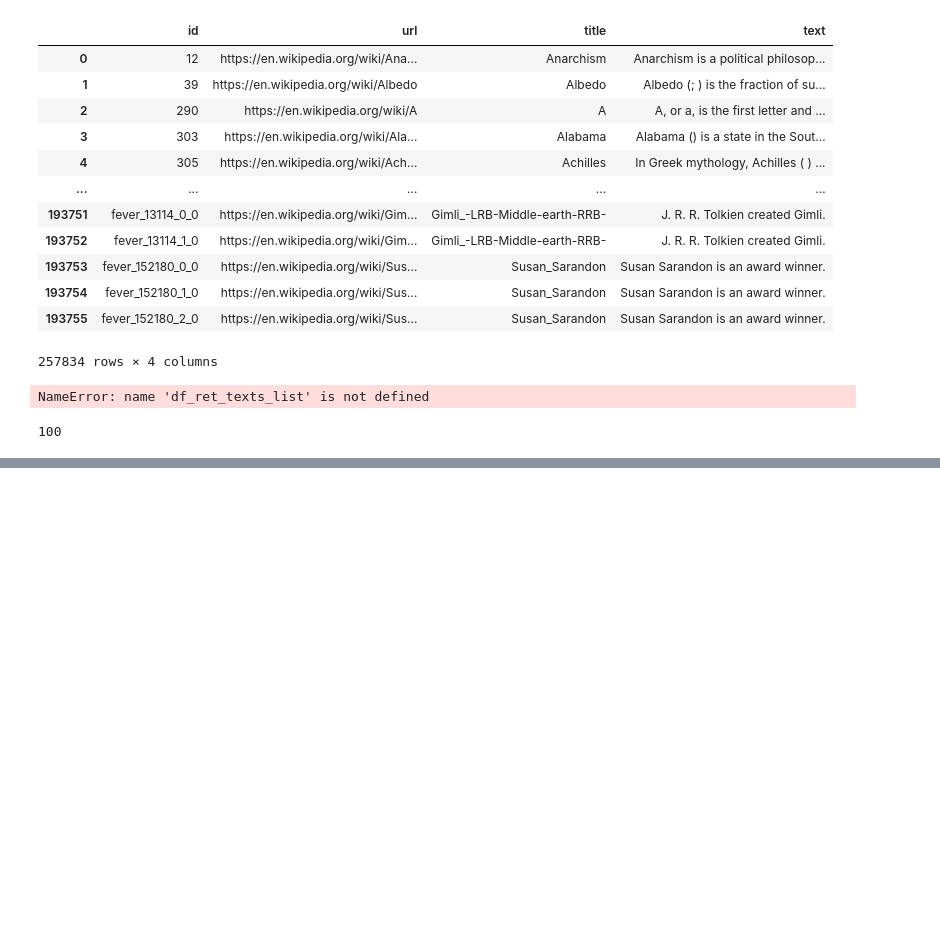
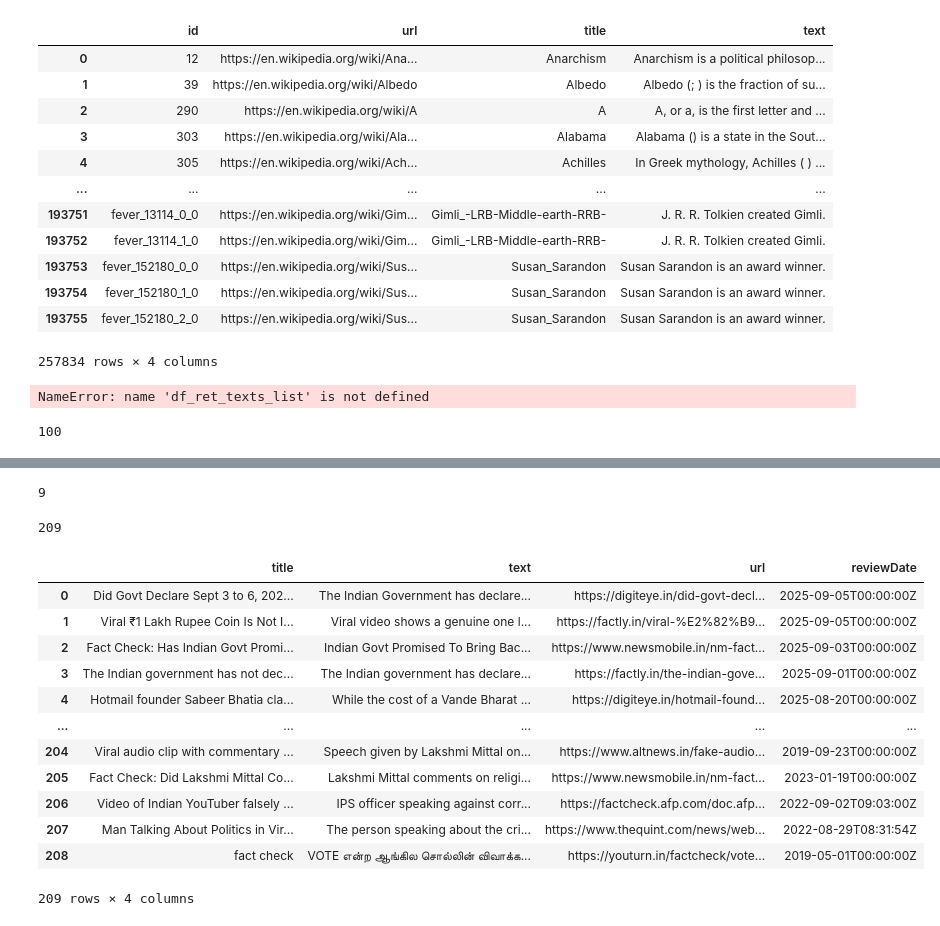
Before and after one commit to TANMaYtO/GEN-AI-H2S-notebooks-, a Jupyter notebook: x.ipynb, the cells around one changed output, grey strips where cells are left out. Cells and saved outputs as stored; diff of their text form; code cells hidden in the pictures; blank space fills up the shorter version.

Commit message:
added the fetch google function

```diff
--- a/x.ipynb
+++ b/x.ipynb
@@ -125,0 +198,27 @@ response.json()['claims'][0]
+# %%
+ds2 = fetch_google_facts('indian politics')
+len(ds2)
+# %% [output]
+9
+# %%
+# ds = ds1 + ds2
+len(ds)
+# %% [output]
+209
+# %%
+import pandas as pd
+df = pd.DataFrame(ds)
+# %% [output]
+|  | title | text | url | reviewDate |
+| 0 | Did Govt Declare Sept 3 to 6, 202... | The Indian Government has declare... | https://digiteye.in/did-govt-decl... | 2025-09-05T00:00:00Z |
+| 1 | Viral ₹1 Lakh Rupee Coin Is Not I... | Viral video shows a genuine one l... | https://factly.in/viral-%E2%82%B9... | 2025-09-05T00:00:00Z |
+| 2 | Fact Check: Has Indian Govt Promi... | Indian Govt Promised To Bring Bac... | https://www.newsmobile.in/nm-fact... | 2025-09-03T00:00:00Z |
+| 3 | The Indian government has not dec... | The Indian government has declare... | https://factly.in/the-indian-gove... | 2025-09-01T00:00:00Z |
+| 4 | Hotmail founder Sabeer Bhatia cla... | While the cost of a Vande Bharat ... | https://digiteye.in/hotmail-found... | 2025-08-20T00:00:00Z |
+| ... | ... | ... | ... | ... |
+| 204 | Viral audio clip with commentary ... | Speech given by Lakshmi Mittal on... | https://www.altnews.in/fake-audio... | 2019-09-23T00:00:00Z |
+| 205 | Fact Check: Did Lakshmi Mittal Co... | Lakshmi Mittal comments on religi... | https://www.newsmobile.in/nm-fact... | 2023-01-19T00:00:00Z |
+| 206 | Video of Indian YouTuber falsely ... | IPS officer speaking against corr... | https://factcheck.afp.com/doc.afp... | 2022-09-02T09:03:00Z |
+| 207 | Man Talking About Politics in Vir... | The person speaking about the cri... | https://www.thequint.com/news/web... | 2022-08-29T08:31:54Z |
+| 208 | fact check | VOTE என்ற ஆங்கில சொல்லின் விவாக்க... | https://youturn.in/factcheck/vote... | 2019-05-01T00:00:00Z |
+209 rows × 4 columns
```
Also changed, not shown: parts of 3 cells of this notebook.
